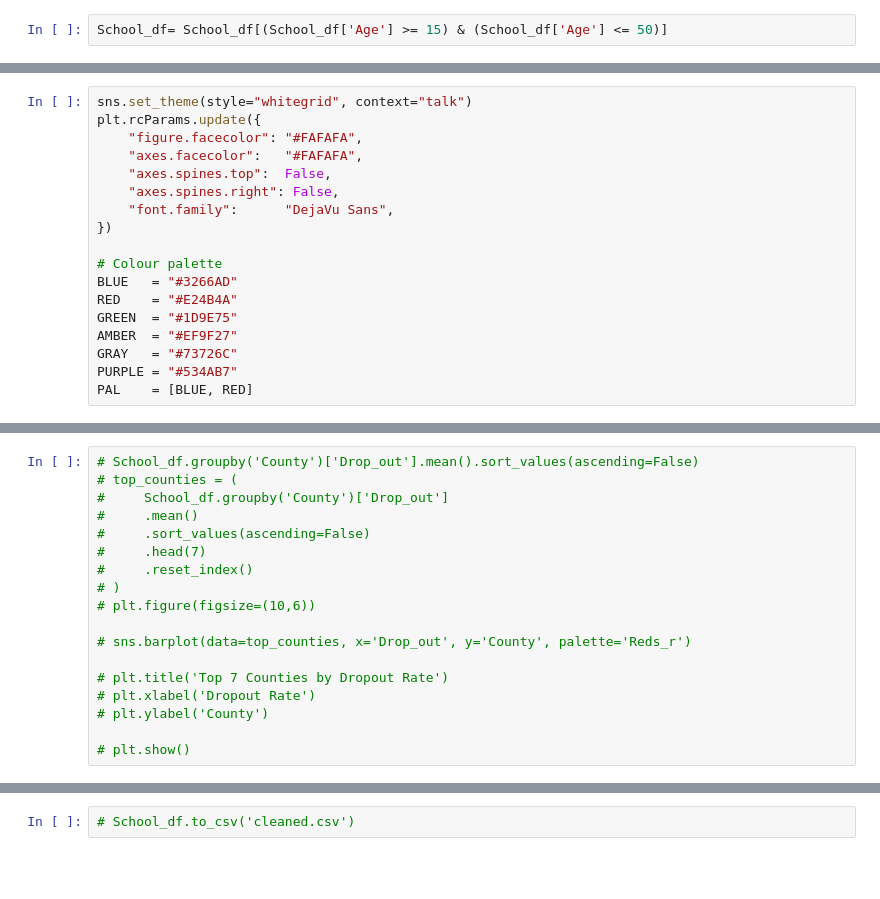
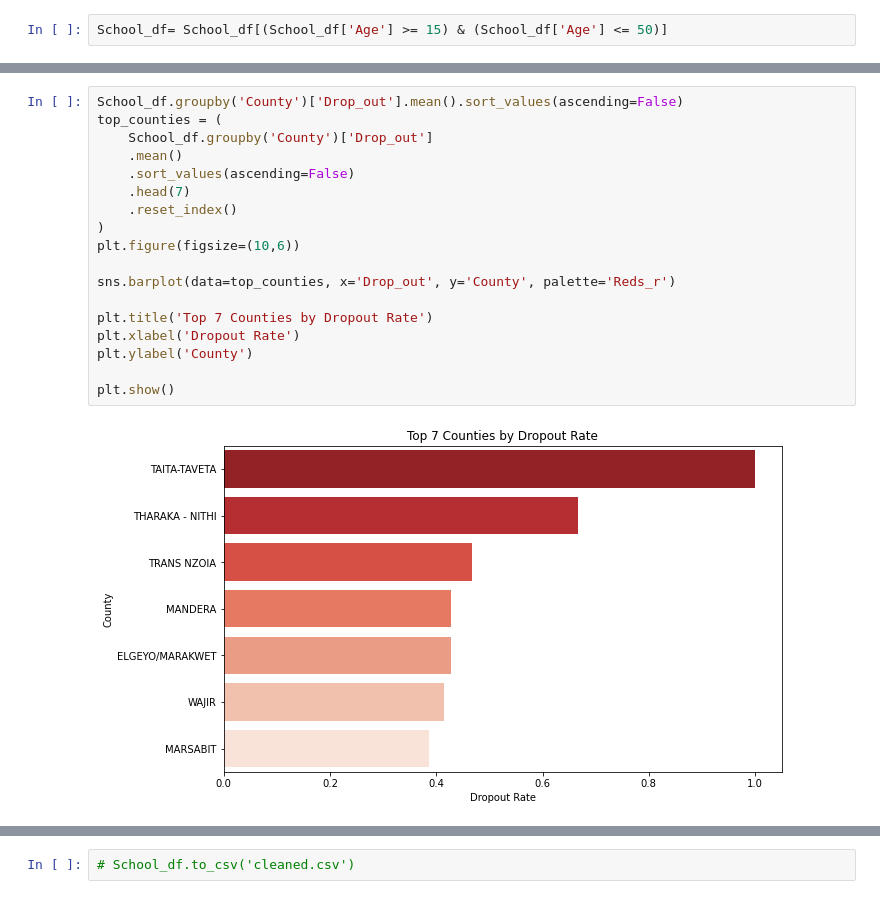
Before and after one commit to geoffreykemboi/Student_dropout_prediction_project, a Jupyter notebook: index.ipynb, the cells around one changed output, grey strips where cells are left out. Saved outputs shown, nothing was run; the diff lists cells and outputs as text; blank space fills up the shorter version.

Commit message:
Continued Plots

```diff
--- a/index.ipynb
+++ b/index.ipynb
@@ -122,21 +274,3 @@ School_df.Age.value_counts()
-# %%
-sns.set_theme(style="whitegrid", context="talk")
-plt.rcParams.update({
-    "figure.facecolor": "#FAFAFA",
-    "axes.facecolor":   "#FAFAFA",
-    "axes.spines.top":  False,
-    "axes.spines.right": False,
-    "font.family":      "DejaVu Sans",
-})
-
-# Colour palette
-BLUE   = "#3266AD"
-RED    = "#E24B4A"
-GREEN  = "#1D9E75"
-AMBER  = "#EF9F27"
-GRAY   = "#73726C"
-PURPLE = "#534AB7"
-PAL    = [BLUE, RED]
 # %%
 plt.figure(figsize=(6,4))
 
@@ -147,21 +283,23 @@ plt.show()
 # %%
-# School_df.groupby('County')['Drop_out'].mean().sort_values(ascending=False)
-# top_counties = (
-#     School_df.groupby('County')['Drop_out']
-#     .mean()
-#     .sort_values(ascending=False)
-#     .head(7)
-#     .reset_index()
-# )
-# plt.figure(figsize=(10,6))
+School_df.groupby('County')['Drop_out'].mean().sort_values(ascending=False)
+top_counties = (
+    School_df.groupby('County')['Drop_out']
+    .mean()
+    .sort_values(ascending=False)
+    .head(7)
+    .reset_index()
+)
+plt.figure(figsize=(10,6))
 
-# sns.barplot(data=top_counties, x='Drop_out', y='County', palette='Reds_r')
+sns.barplot(data=top_counties, x='Drop_out', y='County', palette='Reds_r')
 
-# plt.title('Top 7 Counties by Dropout Rate')
-# plt.xlabel('Dropout Rate')
-# plt.ylabel('County')
+plt.title('Top 7 Counties by Dropout Rate')
+plt.xlabel('Dropout Rate')
+plt.ylabel('County')
 
-# plt.show()
+plt.show()
+# %% [output]
+[figure, added]
 # %%
 bins = [0, 17, 20, 24, 30, 34, 39, 100]
 labels = ['<18', '18-20', '21-24', '25-30', '30-35','36-40','40-45']
```
Also changed, not shown: parts of 40 cells of this notebook.
